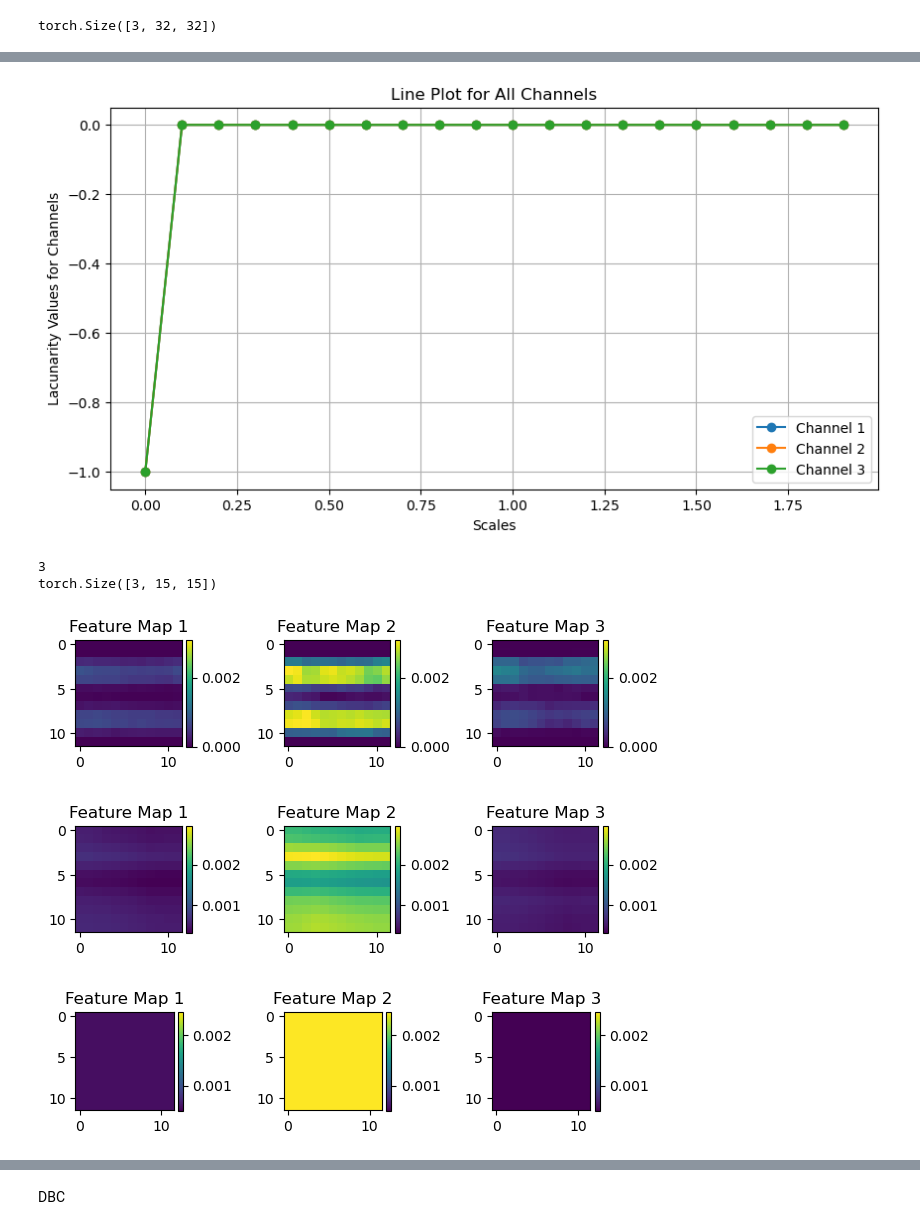
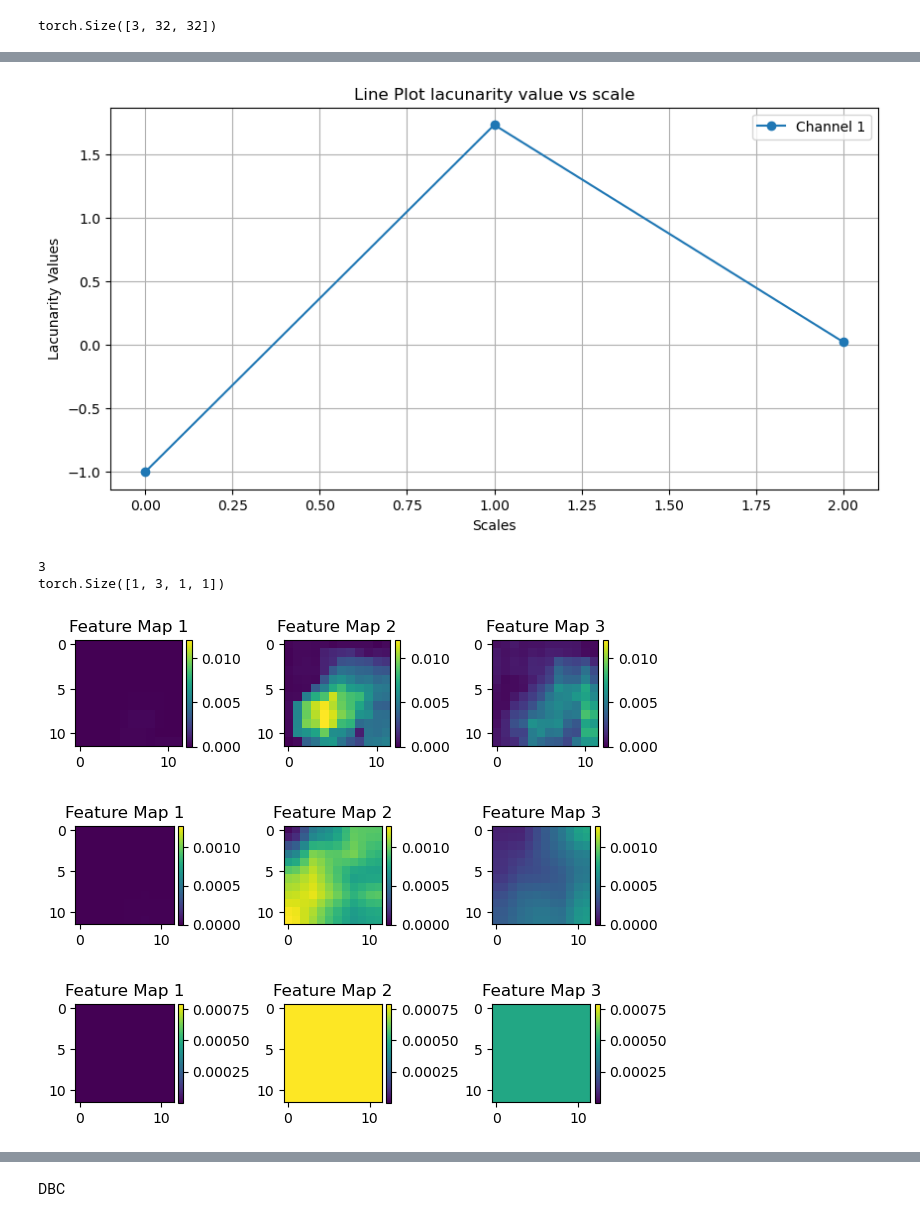
Before and after one commit to Advanced-Vision-and-Learning-Lab/2024_V4A_Lacunarity_Pooling_Layer, a Jupyter notebook: Utils/playground.ipynb, the cells around one changed output, grey strips where cells are left out. Saved outputs shown, nothing was run; the diff lists cells and outputs as text; code cells hidden in the pictures.

Commit message:
Updated Build Pyramid and Scale Pyramid

```diff
--- a/Utils/playground.ipynb
+++ b/Utils/playground.ipynb
@@ -408,7 +408,7 @@ class BuildPyramid(nn.Module):
         result = torch.cat(pyr_images_resized, dim=1)
 
         reduced_output = self.conv1x1(result)
-        return reduced_output, result
+        return reduced_output, result, lacunarity_values
 # %%
 class ScalePyramid_Lacunarity(nn.Module):
     def __init__(self, dim=2, eps = 10E-6, num_levels = None, sigma = None, min_size = None, kernel = None, stride = None, padding = None):
@@ -505,7 +505,7 @@ class ScalePyramid_Lacunarity(nn.Module):
         result = torch.cat(pyr_images_resized, dim=1)
 
         reduced_output = self.conv1x1(result)
-        return reduced_output, result, pyr_images_resized
+        return reduced_output, result, pyr_images_resized, lacunarity_values
 # %%
 data_flag = 'bloodmnist'
 download = True
@@ -866,11 +866,10 @@ Clipping input data to the valid range for imshow with RGB data ([0..1] for floa
 # %%
-
-img = Image.open("/home/grads/a/akshatha.mohan/Documents/Thesis/Lacunarity_Pooling-1/Datasets/Synthetic_RGB_Sigma_0.1/Stat_3_Stripe/Stat_3_Stripe_1.png")
+#/home/grads/a/akshatha.mohan/Documents/Thesis/Lacunarity_Pooling/Datasets/PRMI/train/images/Papaya_736x552_DPI150/Papaya_T092_L007_2013.07.12_141120_CIV_DPI150.jpg
+img = Image.open("/home/grads/a/akshatha.mohan/Documents/Thesis/Lacunarity_Pooling/Datasets/PRMI/train/images/Papaya_736x552_DPI150/Papaya_T092_L011_2013.07.19_134254_CRI_DPI150.jpg")
 
 # Resize the image to 28x28 using torchvision.transforms
 resize_transform = transforms.Compose([
                     transforms.Resize(size=(32,32)),
-                    transforms.Grayscale(num_output_channels=3),
                     transforms.ToTensor(),
 ])
 
@@ -1113,0 +1187,29 @@ plot_channel_values(values_channel3, "3")
+# %%
+import numpy as np
+import matplotlib.pyplot as plt
+
+# Extract values for the first sample (batch size = 1)
+values_sample = values_channel1[0]
+
+# Compute the minimum and maximum values for setting color bar limits
+min_value = np.min(values_sample)
+max_value = np.max(values_sample)
+channel_names = ['Red Channel', 'Green Channel', 'Blue Channel']
+# Set the size of the figure
+fig, ax = plt.subplots(3, 1, figsize=(6, 12))  # 3 rows, 1 column
+
+# Display the values in three rows
+rows = len(values_sample)
+cols = 1
+
+for i in range(len(values_sample)):
+    plt.subplot(rows, cols, i + 1)
+    im = ax[i].imshow(values_sample[i].T,vmin=min_value, vmax=max_value)
+    print(values_sample[i].T.shape)
+    plt.title(channel_names[i])  # Use the index 'i' to access the channel name
+    plt.axis('off')
+
+# Create a single color bar for all plots
+cbar = plt.colorbar(im, ax=ax, orientation='horizontal', fraction=0.0135, pad=0.03)  # Adjust fraction here
+
+plt.show()
@@ -1119,29 +1226,28 @@ def plot_line_plot(scales, values, channel_name, ax):
 
     # Set labels and title
     ax.set_xlabel('Scales')
-    ax.set_ylabel(f'Lacunarity Values for Channels')
-    ax.set_title(f'Line Plot for All Channels')
+    ax.set_ylabel(f'Lacunarity Values')
+    ax.set_title(f'Line Plot lacunarity value vs scale')
     ax.grid(True)
 
 # Set the size of the figure
 fig, ax = plt.subplots(figsize=(10, 5))
-scales = [i/10.0 for i in range(0, 20)]
+scales = [i for i in range(0, 3)]
 # Plot line plot for each channel
 plot_line_plot(scales, values_channel1[0, :, 0, 0], "1", ax)
-plot_line_plot(scales, values_channel2[0, :, 0, 0], "2", ax)
-plot_line_plot(scales, values_channel3[0, :, 0, 0], "3", ax)
+
 
 # Add legend
 ax.legend()
 
 plt.show()
 # %% [output]
-[figure, old version]
+[figure, new version]
 # %%
 pyramids = ScalePyramid_Lacunarity(num_levels=2, sigma=0.1, min_size=2, kernel=[4,4], stride=[1,1])
-scalepyramid_output, scalepyramid_result, image_resized= pyramids(relu_output.unsqueeze(0))
+scalepyramid_output, scalepyramid_result, image_resized, lac_values = pyramids(relu_output.unsqueeze(0))
 
-print(relu_output.shape)
+print(lac_values[2].shape)
 
 img1 = scalepyramid_result[0, 0:3, :, :]
 img2 = scalepyramid_result[0, 3:6, :, :]
@@ -1153,38 +1259,38 @@ max_value = img1.max().item()
 fig, ax = plt.subplots(1,conv.out_channels)
 for channel in range(0, conv.out_channels):
     im = ax[channel].imshow(img1.permute(2,1,0).detach().numpy()[:,:,channel], vmin = min_value, vmax = max_value)
     plt.colorbar(im,fraction=0.046, pad=0.04,ax=ax[channel])
     ax[channel].set_title('Feature Map {}'.format(channel+1))
 plt.tight_layout()
 plt.show()
 
 min_value = img2.min().item()
 max_value = img2.max().item()
 # Plot each feature map
 fig, ax = plt.subplots(1,conv.out_channels)
 for channel in range(0, conv.out_channels):
     im = ax[channel].imshow(img2.permute(2,1,0).detach().numpy()[:,:,channel], vmin = min_value, vmax = max_value)
     plt.colorbar(im,fraction=0.046, pad=0.04,ax=ax[channel])
     ax[channel].set_title('Feature Map {}'.format(channel+1))
 plt.tight_layout()
 plt.show()
 
 min_value = img3.min().item()
 max_value = img3.max().item()
 # Plot each feature map
 fig, ax = plt.subplots(1,conv.out_channels)
 for channel in range(0, conv.out_channels):
-    im = ax[channel].imshow(img3.permute(2,1,0).detach().numpy()[:,:,channel], vmin = min_value, vmax = max_value)
+    im = ax[channel].imshow(img3.permute(2,1,0).detach().numpy()[:,:,channel].T, vmin = min_value, vmax = max_value)
     plt.colorbar(im,fraction=0.046, pad=0.04,ax=ax[channel])
     ax[channel].set_title('Feature Map {}'.format(channel+1))
 plt.tight_layout()
 plt.show()
 # %% [output]
 3
-torch.Size([3, 15, 15])
+torch.Size([1, 3, 1, 1])
-[figure, old version]
+[figure, new version]
-[figure, old version]
+[figure, new version]
-[figure, old version]
+[figure, new version]
 # %%
 # Assuming you have a PyTorch tensor with size [9, 1, 1]
 #comparing a single patch of image across different levels lacunarity calculation
```
Also changed, not shown: parts of 29 cells of this notebook, 31 other files.
